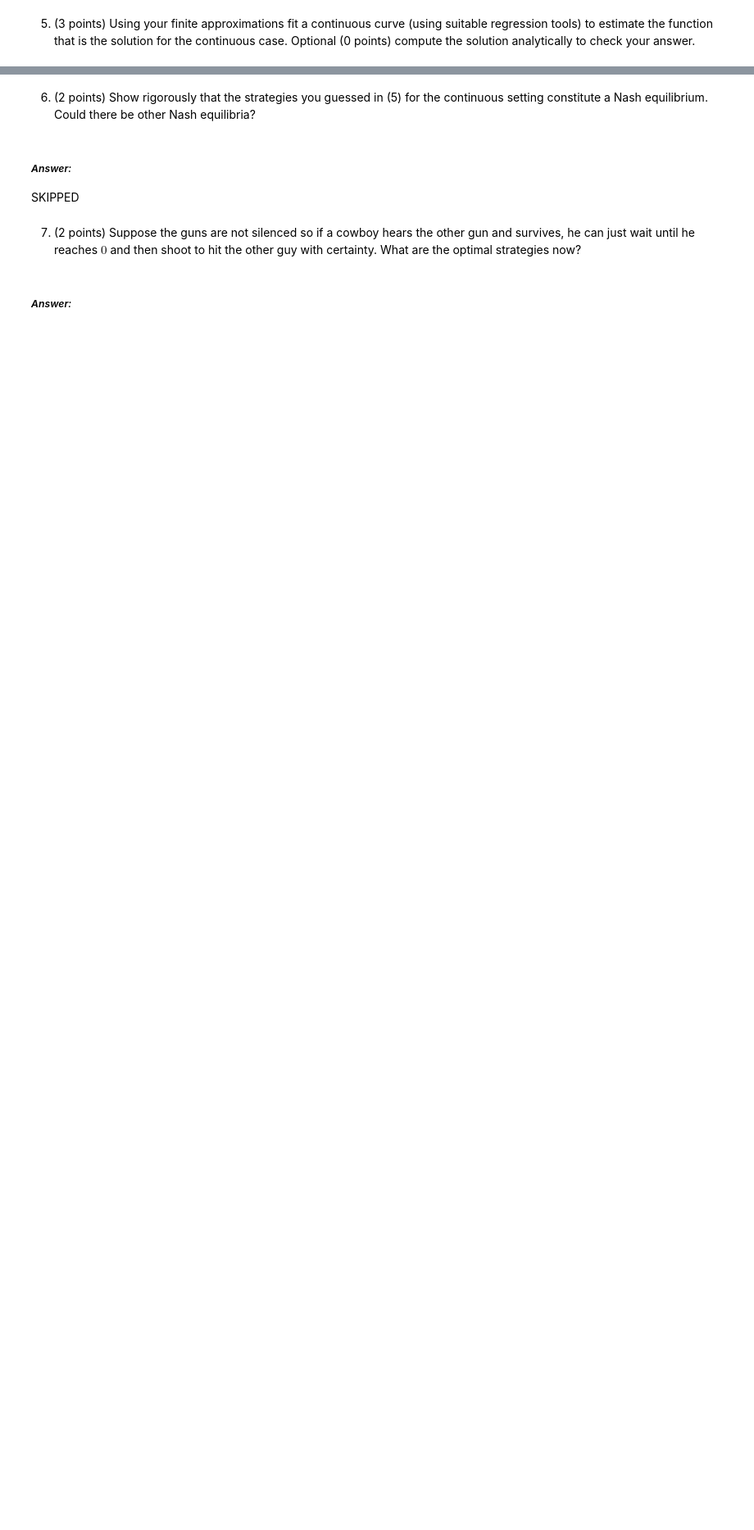
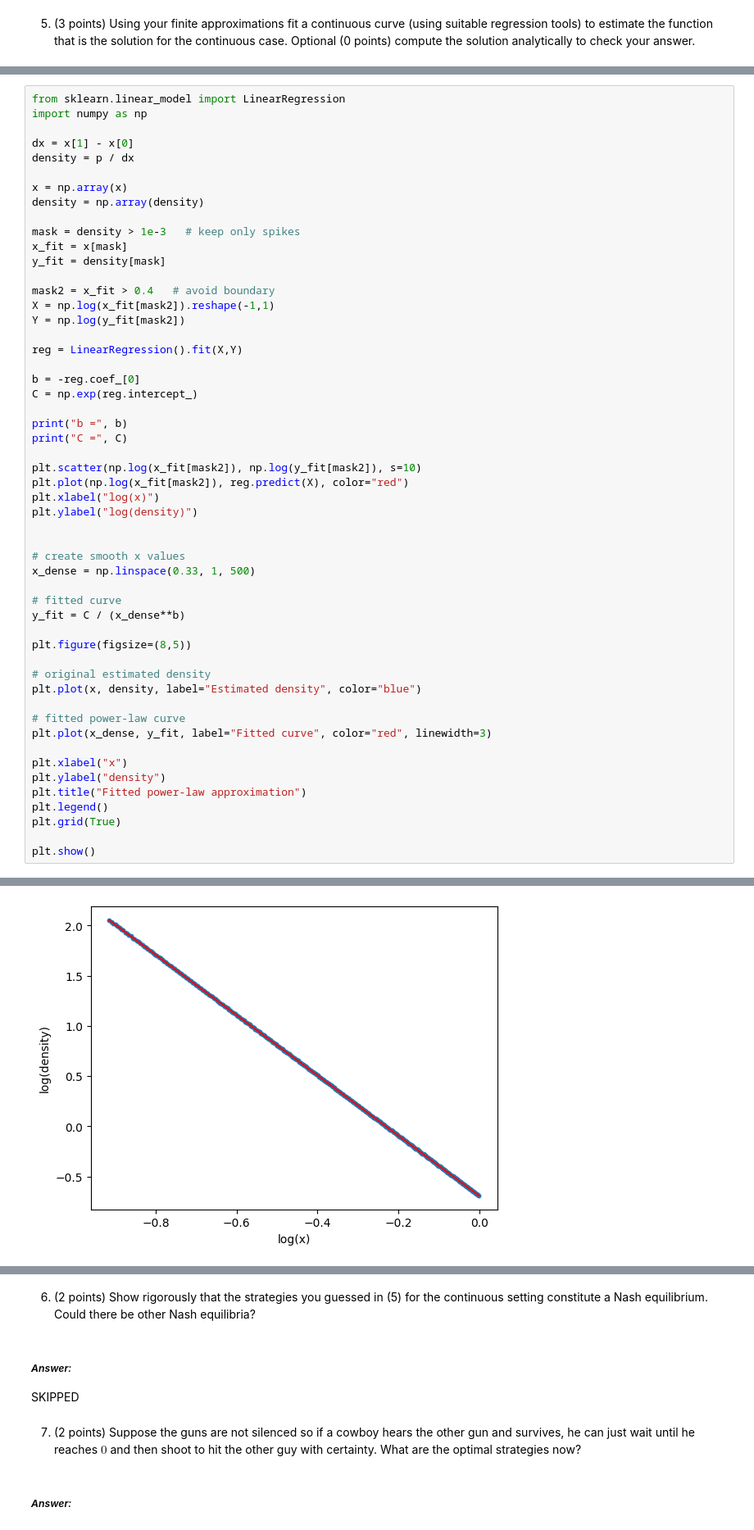
Before and after one commit to Snebabe/disk-opt, a Jupyter notebook: hw4/hw4.ipynb, the cells around one changed output, grey strips where cells are left out. Shown at 82% size. Cells and saved outputs as stored; diff of their text form; blank space fills up the shorter version.

```diff
--- a/hw4/hw4.ipynb
+++ b/hw4/hw4.ipynb
@@ -177,0 +176,54 @@ plt.show()
+# %%
+from sklearn.linear_model import LinearRegression
+import numpy as np
+
+dx = x[1] - x[0]
+density = p / dx
+
+x = np.array(x)
+density = np.array(density)
+
+mask = density > 1e-3   # keep only spikes
+x_fit = x[mask]
+y_fit = density[mask]
+
+mask2 = x_fit > 0.4   # avoid boundary
+X = np.log(x_fit[mask2]).reshape(-1,1)
+Y = np.log(y_fit[mask2])
+
+reg = LinearRegression().fit(X,Y)
+
+b = -reg.coef_[0]
+C = np.exp(reg.intercept_)
+
+print("b =", b)
+print("C =", C)
+
+plt.scatter(np.log(x_fit[mask2]), np.log(y_fit[mask2]), s=10)
+plt.plot(np.log(x_fit[mask2]), reg.predict(X), color="red")
+plt.xlabel("log(x)")
+plt.ylabel("log(density)")
+
+
+# create smooth x values
+x_dense = np.linspace(0.33, 1, 500)
+
+# fitted curve
+y_fit = C / (x_dense**b)
+
+plt.figure(figsize=(8,5))
+
+# original estimated density
+plt.plot(x, density, label="Estimated density", color="blue")
+
+# fitted power-law curve
+plt.plot(x_dense, y_fit, label="Fitted curve", color="red", linewidth=3)
+
+plt.xlabel("x")
+plt.ylabel("density")
+plt.title("Fitted power-law approximation")
+plt.legend()
+plt.grid(True)
+
+plt.show()
+# %% [output]
@@ -177,0 +232 @@ plt.show()
+[figure, added]
```
Also changed, not shown: parts of 2 cells of this notebook.
